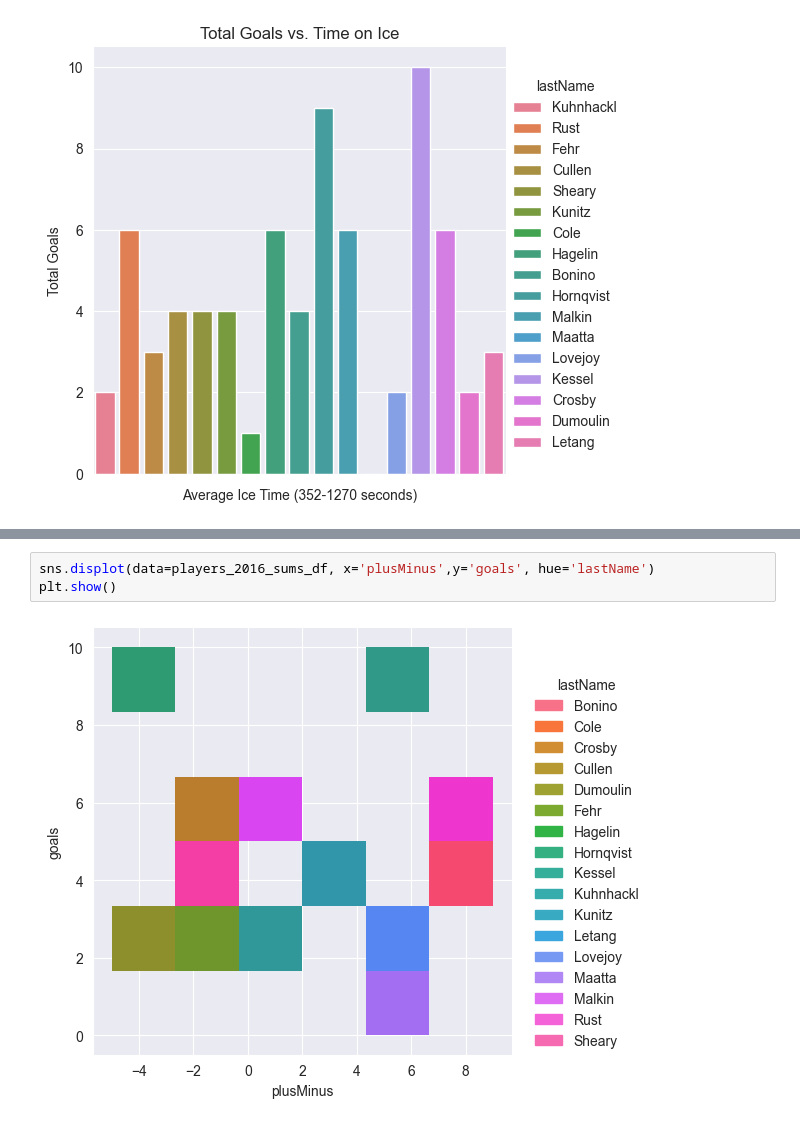
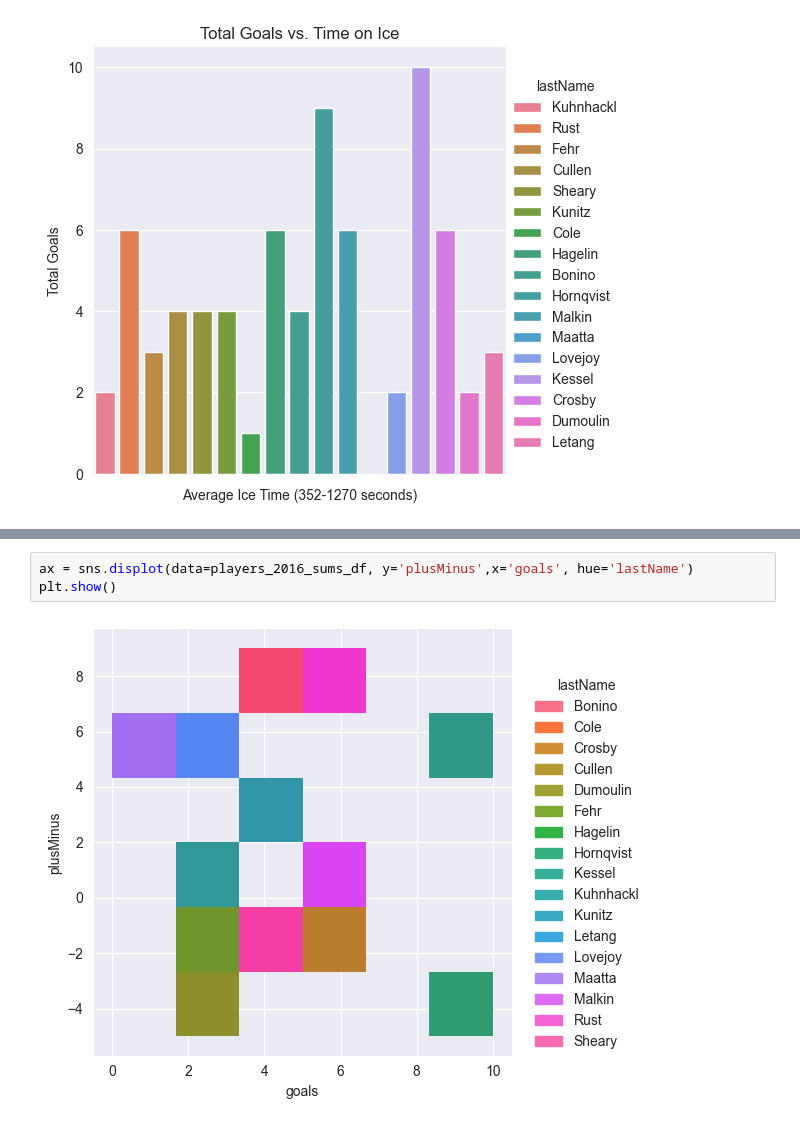
Before and after one commit to boncz/PenguinsHockeyAnalysis, a Jupyter notebook: PensPlayoffAnalysis.ipynb, the cells around one changed output, grey strips where cells are left out. Drawn from its saved outputs; the diff is of its cells as text.

```diff
--- a/PensPlayoffAnalysis.ipynb
+++ b/PensPlayoffAnalysis.ipynb
@@ -619,5 +662,5 @@ plt.show()
 # %%
-sns.displot(data=players_2016_sums_df, x='plusMinus',y='goals', hue='lastName')
+ax = sns.displot(data=players_2016_sums_df, y='plusMinus',x='goals', hue='lastName')
 plt.show()
 # %% [output]
-[figure, old version]
+[figure, new version]
```
Also changed, not shown: parts of 13 cells of this notebook.
